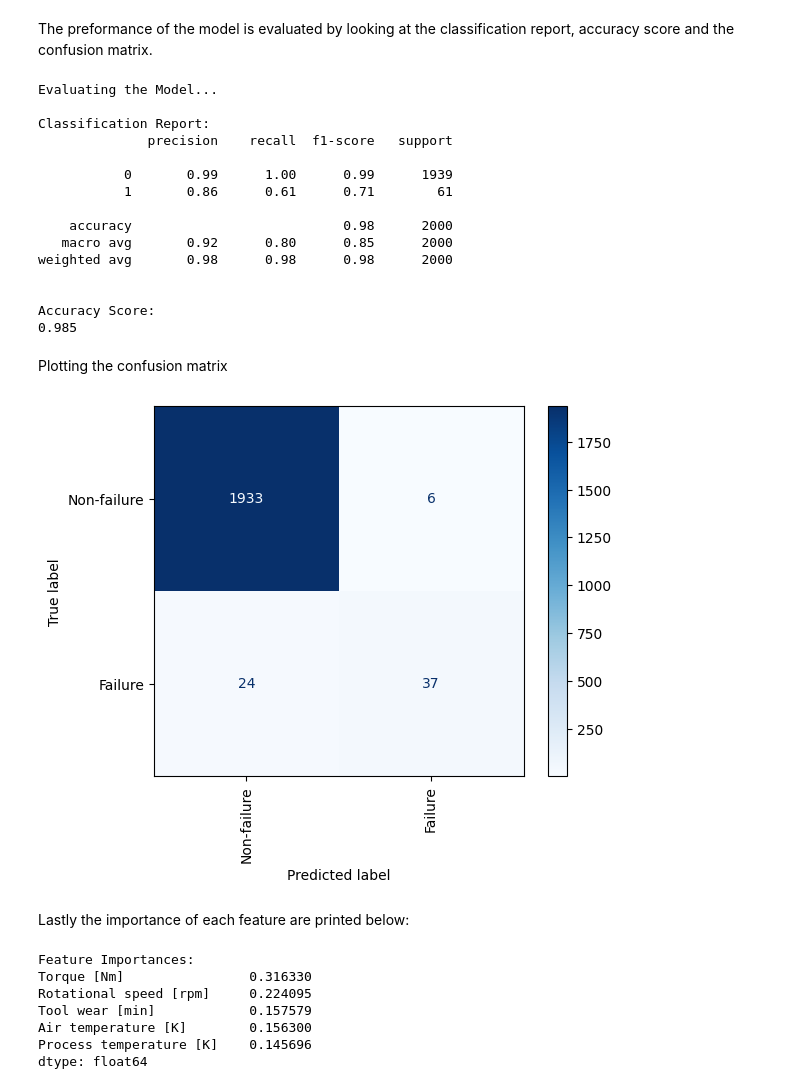
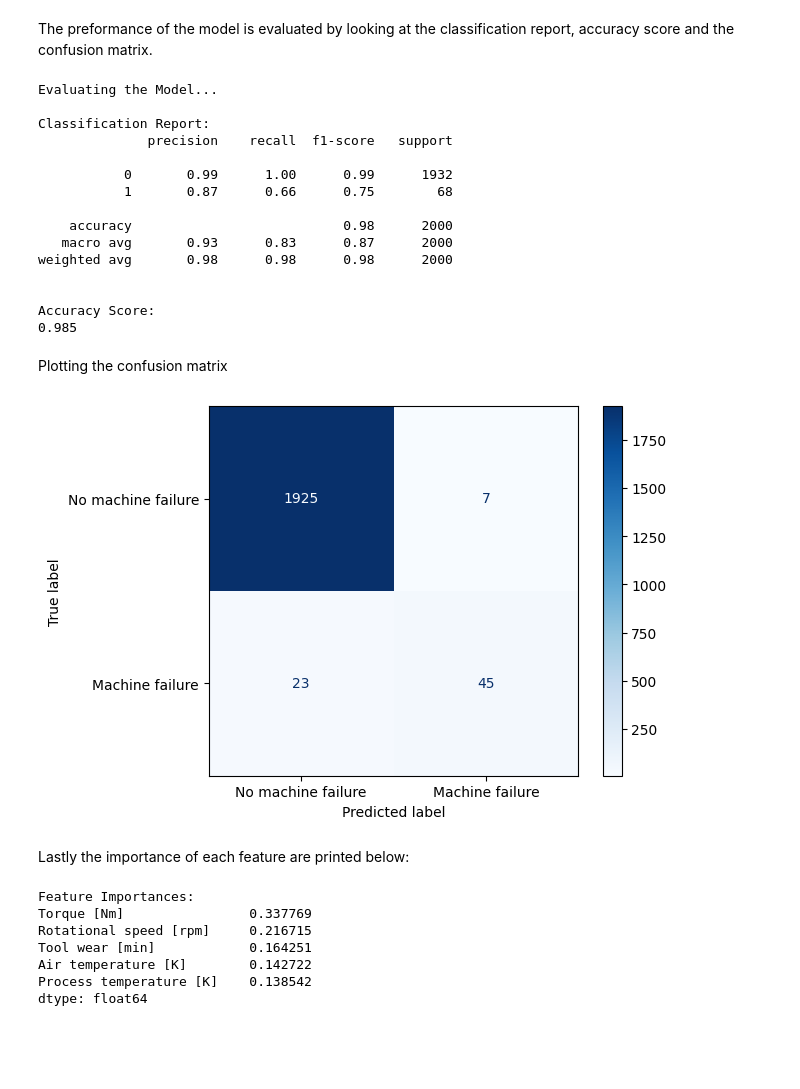
Before and after one commit to sPedersennn/AML-Exam-2024, a Jupyter notebook: RF.ipynb, the cells around one changed output. Cells and saved outputs as stored; diff of their text form; code cells hidden in the pictures; blank space fills up the shorter version.

Commit message:
Stratify added to RF

```diff
--- a/RF.ipynb
+++ b/RF.ipynb
@@ -84,7 +84,7 @@ x_scaled = scaler.fit_transform(x)
 # %% [markdown]
 The Data are now split to prepare for training the model
 # %%
-X_train, X_test, y_train, y_test = train_test_split(x, y, test_size=0.2, random_state=42)
+X_train, X_test, y_train, y_test = train_test_split(x, y, test_size=0.2, stratify=y, random_state=42)
 # %% [markdown]
 The random forest model are defined and trained upon the split data. Then preduction is made.
 # %%
@@ -114,11 +114,11 @@ Evaluating the Model...
 Classification Report:
               precision    recall  f1-score   support
 
-           0       0.99      1.00      0.99      1939
-           1       0.86      0.61      0.71        61
+           0       0.99      1.00      0.99      1932
+           1       0.87      0.66      0.75        68
 
     accuracy                           0.98      2000
-   macro avg       0.92      0.80      0.85      2000
+   macro avg       0.93      0.83      0.87      2000
 weighted avg       0.98      0.98      0.98      2000
 
 
@@ -129,12 +129,12 @@ Plotting the confusion matrix
 # %%
 #Plotting the confusion matrix
 sns.reset_orig()
 y_predicted = rf_model.predict(X_test) >= 1
-labels = ['Non-failure','Failure']
-cmd.from_predictions(y_test, y_predicted, display_labels=labels, cmap='Blues', xticks_rotation='vertical')
+labels = ['No machine failure','Machine failure']
+cmd.from_predictions(y_test, y_predicted, display_labels=labels, cmap='Blues', xticks_rotation='horizontal')
 plt.show()
 # %% [output]
-[figure, old version]
+[figure, new version]
 # %% [markdown]
 Lastly the importance of each feature are printed below:
 # %%
@@ -143,9 +143,9 @@ importances = pd.Series(rf_model.feature_importances_, index=df.columns[:-1])
 print(importances.sort_values(ascending=False))
 # %% [output]
 Feature Importances:
-Torque [Nm]                0.316330
-Rotational speed [rpm]     0.224095
-Tool wear [min]            0.157579
-Air temperature [K]        0.156300
-Process temperature [K]    0.145696
+Torque [Nm]                0.337769
+Rotational speed [rpm]     0.216715
+Tool wear [min]            0.164251
+Air temperature [K]        0.142722
+Process temperature [K]    0.138542
 dtype: float64
```
Also changed, not shown: 1 other file.
